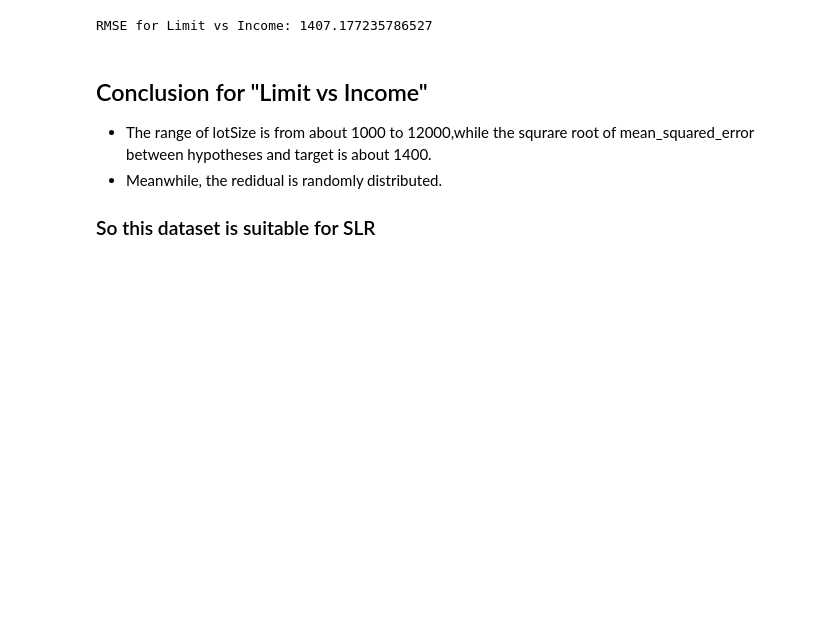
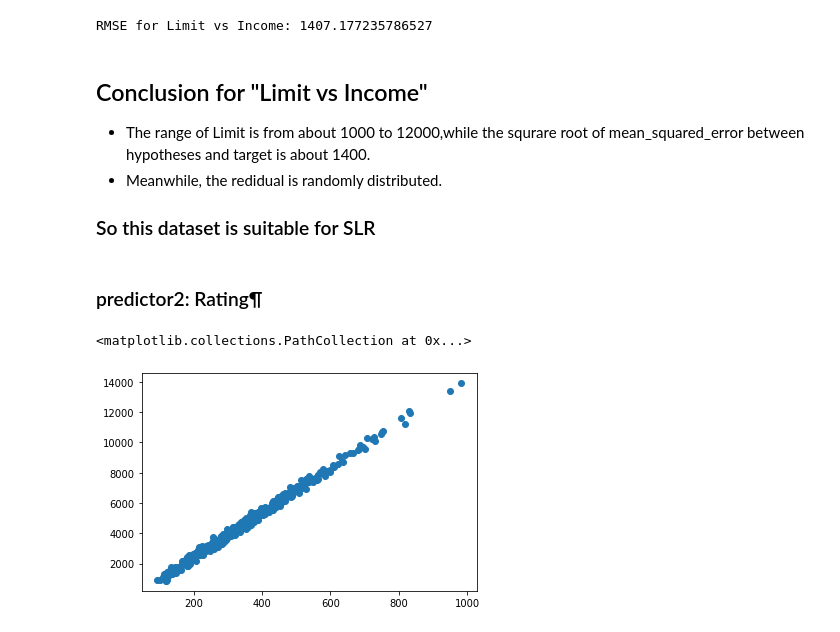
Before and after one commit to USF-CS-663-Spring-2020/lab-05-regression-danielyang0, a Jupyter notebook: lab05 - regression.ipynb, the cells around one changed output. Saved outputs shown, nothing was run; the diff lists cells and outputs as text; code cells hidden in the pictures; blank space fills up the shorter version.

```diff
--- a/lab05 - regression.ipynb
+++ b/lab05 - regression.ipynb
@@ -136,6 +136,16 @@ print('RMSE for Limit vs Income:', np.sqrt(mse))
 RMSE for Limit vs Income: 1407.177235786527
 # %% [markdown]
 ## Conclusion for "Limit vs Income"
-- The range of lotSize is from about 1000 to 12000,while the squrare root of mean_squared_error between hypotheses and target is about 1400.
+- The range of Limit is from about 1000 to 12000,while the squrare root of mean_squared_error between hypotheses and target is about 1400.
 - Meanwhile, the redidual is randomly distributed.
 ### So this dataset is suitable for SLR
+# %% [markdown]
+### predictor2: Rating¶
+# %%
+import matplotlib.pyplot as plt
+%matplotlib inline
+
+plt.scatter(df['Rating'], labels, alpha=1)
+# %% [output]
+<matplotlib.collections.PathCollection at 0x...>
+[figure, added]
```
Also changed, not shown: parts of 37 cells of this notebook.
